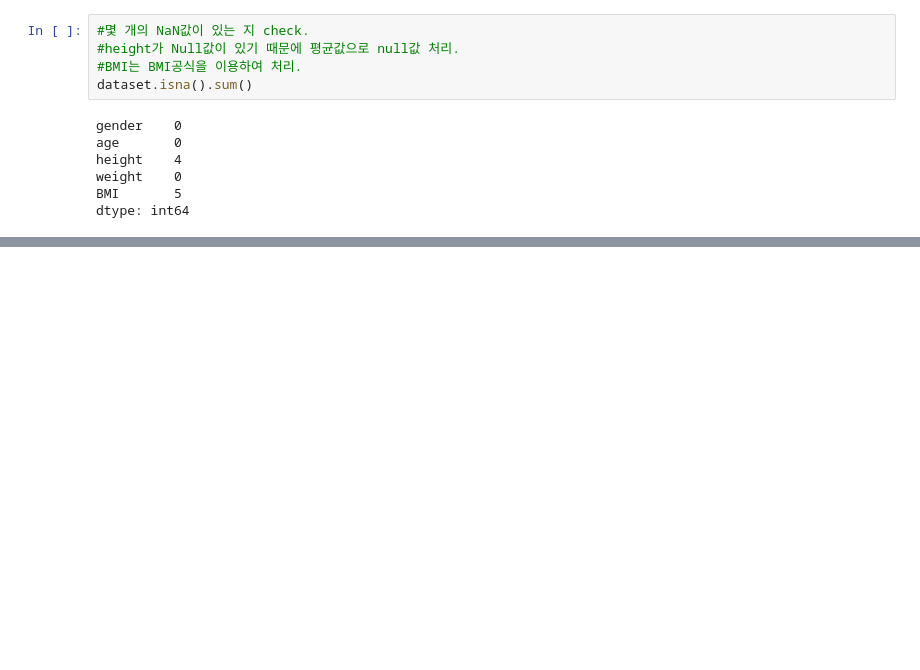
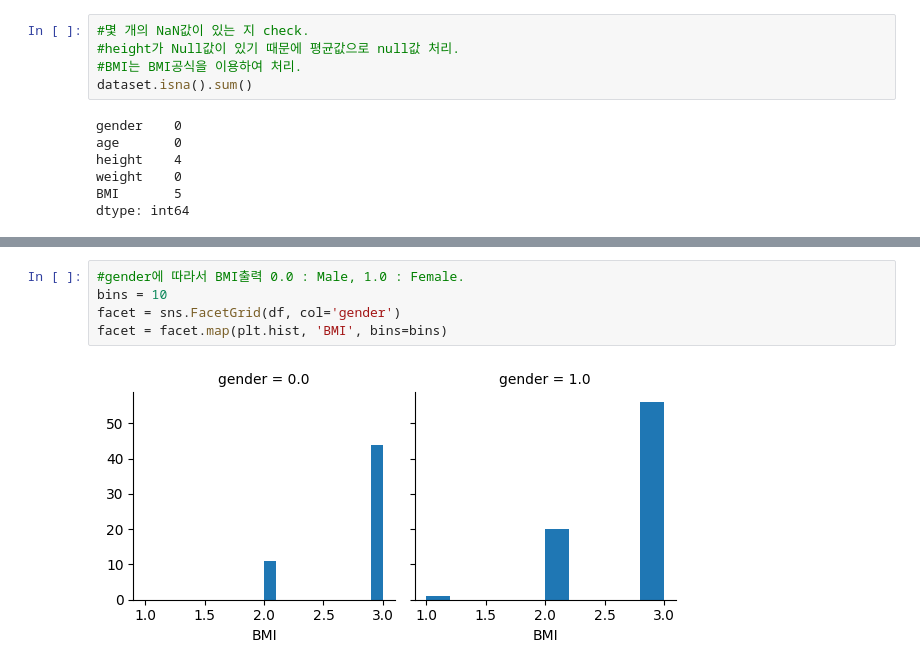
Before and after one commit to Seungminin/Data_Science, a Jupyter notebook: Assignment/Lab2.ipynb, the cells around one changed output, grey strips where cells are left out. Saved outputs shown, nothing was run; the diff lists cells and outputs as text; blank space fills up the shorter version.

```diff
--- a/Assignment/Lab2.ipynb
+++ b/Assignment/Lab2.ipynb
@@ -84,0 +255,7 @@ def bmi(weight,height):
+# %%
+#gender에 따라서 BMI출력 0.0 : Male, 1.0 : Female.
+bins = 10
+facet = sns.FacetGrid(df, col='gender')
+facet = facet.map(plt.hist, 'BMI', bins=bins)
+# %% [output]
+[figure, added]
```
Also changed, not shown: parts of 26 cells of this notebook.
